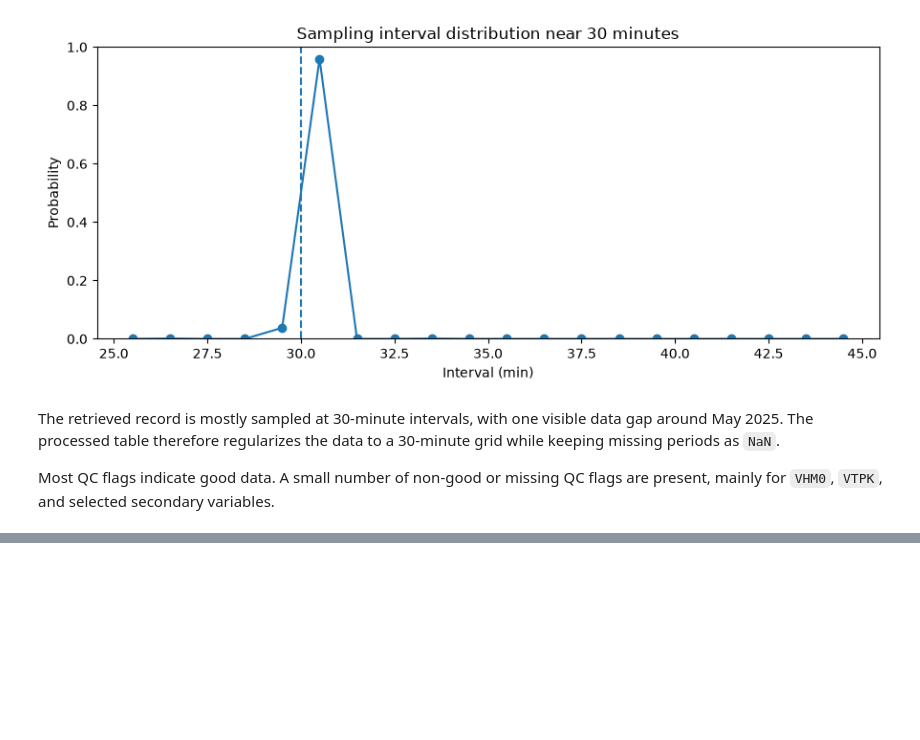
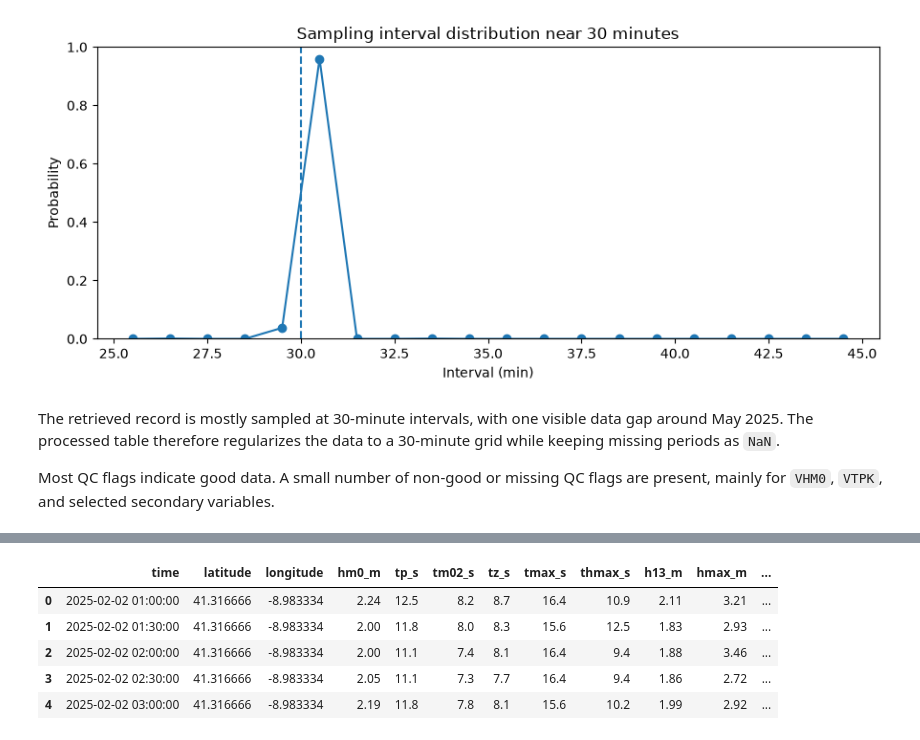
Before and after one commit to ChouaibB/wave-energy-forecasting-storage-ml, a Jupyter notebook: notebooks/01_wave_data_preparation.ipynb, the cells around one changed output, grey strips where cells are left out. Cells and saved outputs as stored; diff of their text form; code cells hidden in the pictures; blank space fills up the shorter version.

```diff
--- a/notebooks/01_wave_data_preparation.ipynb
+++ b/notebooks/01_wave_data_preparation.ipynb
@@ -605,0 +631,90 @@ Most QC flags indicate good data. A small number of non-good or missing QC flags
+# %%
+from pathlib import Path
+from IPython.display import Markdown, display
+
+# Output path
+PROCESSED_DATA_DIR = Path("../data/processed")
+PROCESSED_DATA_DIR.mkdir(parents=True, exist_ok=True)
+
+PROCESSED_PARQUET_PATH = (
+    PROCESSED_DATA_DIR / "leixoes_wave_30min_processed.parquet"
+)
+
+# Keep good and probably-good QC flags
+QC_ACCEPTED_FLAGS = [1, 2]
+
+wave_clean_table = wave_raw_table.copy()
+
+for variable in available_wave_variables:
+    qc_variable = raw_ds[variable].attrs.get("ancillary_variable")
+
+    if qc_variable in wave_clean_table.columns:
+        invalid_qc_mask = ~wave_clean_table[qc_variable].isin(QC_ACCEPTED_FLAGS)
+        wave_clean_table.loc[invalid_qc_mask, variable] = np.nan
+
+# Rename variables for modelling
+rename_columns = {
+    "VHM0": "hm0_m",
+    "VTPK": "tp_s",
+    "VTM02": "tm02_s",
+    "VTZA": "tz_s",
+    "VTMX": "tmax_s",
+    "VTZM": "thmax_s",
+    "VAVH": "h13_m",
+    "VZMX": "hmax_m",
+    "VPED": "dir_peak_deg",
+    "VPSP": "spread_peak_deg",
+}
+
+processed_columns = ["time", "latitude", "longitude"] + [
+    column for column in rename_columns
+    if column in wave_clean_table.columns
+]
+
+# Align to regular 30-minute grid without interpolation
+wave_processed_table = (
+    wave_clean_table[processed_columns]
+    .assign(time=lambda df: df["time"].dt.round("30min"))
+    .rename(columns=rename_columns)
+    .groupby("time", as_index=True)
+    .mean()
+    .asfreq("30min")
+    .reset_index()
+)
+
+# Save processed output
+wave_processed_table.to_parquet(PROCESSED_PARQUET_PATH, index=False)
+
+# Preview
+display(wave_processed_table.head())
+
+# Final compact summary
+final_summary = pd.DataFrame(
+    {
+        "Item": [
+            "Processed rows",
+            "First timestamp",
+            "Last timestamp",
+            "Columns",
+            "Processed output",
+        ],
+        "Value": [
+            len(wave_processed_table),
+            wave_processed_table["time"].min(),
+            wave_processed_table["time"].max(),
+            ", ".join(wave_processed_table.columns),
+            str(PROCESSED_PARQUET_PATH),
+        ],
+    }
+)
+
+display(Markdown(final_summary.to_markdown(index=False)))
+
+print(f"Saved processed table to: {PROCESSED_PARQUET_PATH}")
+# %% [output]
+|  | time | latitude | longitude | hm0_m | tp_s | tm02_s | tz_s | tmax_s | thmax_s | h13_m | hmax_m | ... |
+| 0 | 2025-02-02 01:00:00 | 41.316666 | -8.983334 | 2.24 | 12.5 | 8.2 | 8.7 | 16.4 | 10.9 | 2.11 | 3.21 | ... |
+| 1 | 2025-02-02 01:30:00 | 41.316666 | -8.983334 | 2.00 | 11.8 | 8.0 | 8.3 | 15.6 | 12.5 | 1.83 | 2.93 | ... |
+| 2 | 2025-02-02 02:00:00 | 41.316666 | -8.983334 | 2.00 | 11.1 | 7.4 | 8.1 | 16.4 | 9.4 | 1.88 | 3.46 | ... |
+| 3 | 2025-02-02 02:30:00 | 41.316666 | -8.983334 | 2.05 | 11.1 | 7.3 | 7.7 | 16.4 | 9.4 | 1.86 | 2.72 | ... |
+| 4 | 2025-02-02 03:00:00 | 41.316666 | -8.983334 | 2.19 | 11.8 | 7.8 | 8.1 | 15.6 | 10.2 | 1.99 | 2.92 | ... |
```
Also changed, not shown: parts of 4 cells of this notebook.
